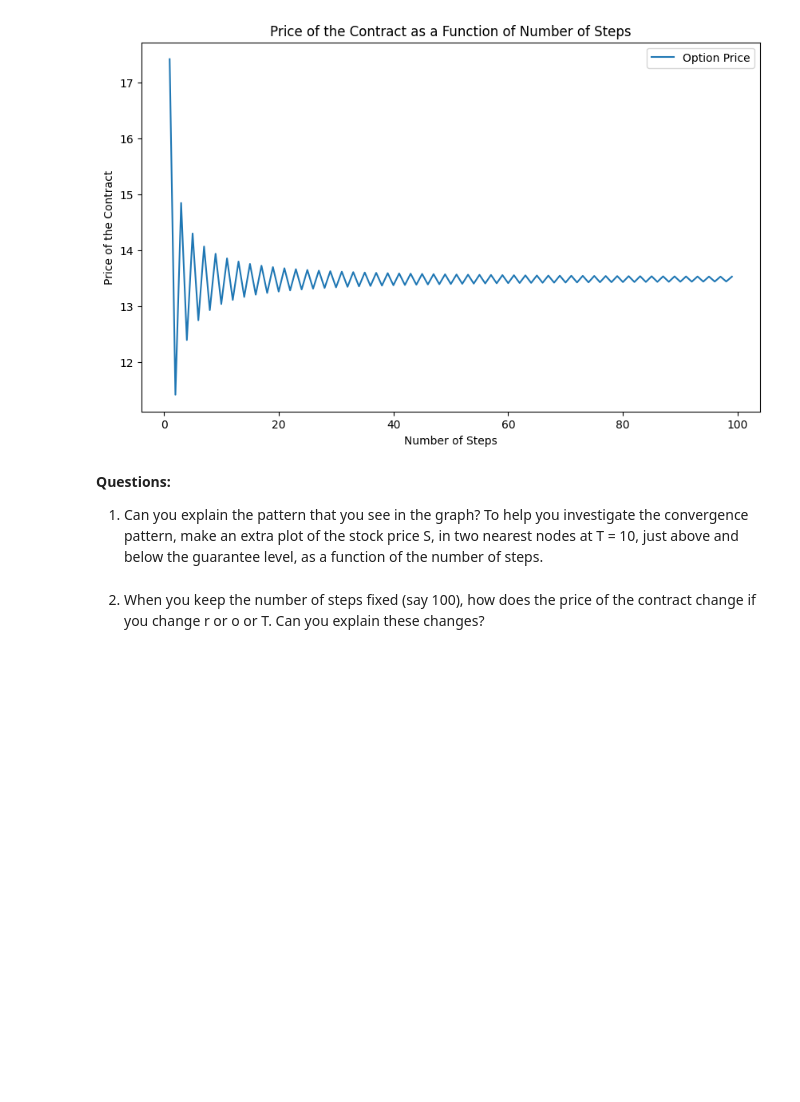
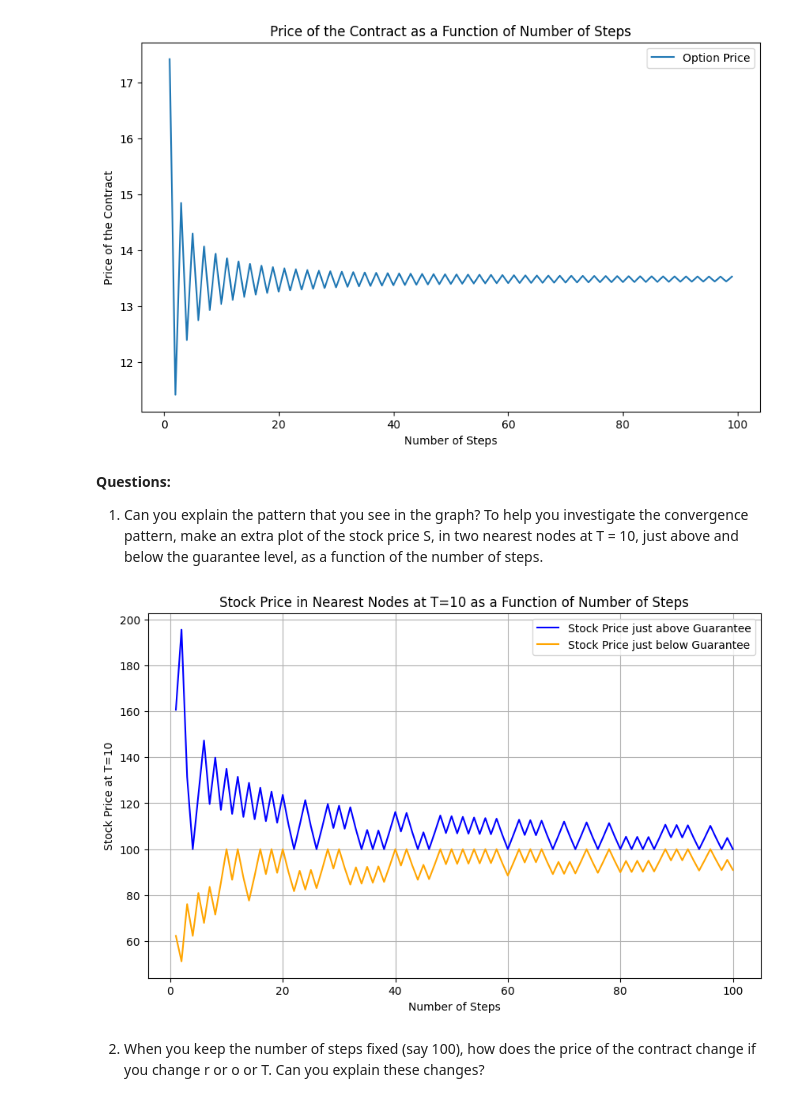
Before and after one commit to ashademeij/MathematicalFinance, a Jupyter notebook: BinomialTree.ipynb, the cells around one changed output. Cells and saved outputs as stored; diff of their text form; code cells hidden in the pictures; blank space fills up the shorter version.

```diff
--- a/BinomialTree.ipynb
+++ b/BinomialTree.ipynb
@@ -82,6 +80,54 @@ Price of the Contract:  13.439537823428788
 convergence pattern, make an extra plot of the stock price S, in two nearest nodes
 at T = 10, just above and below the guarantee level, as a function of the number of
 steps.
+# %%
+def get_stock_price_nearest_nodes(r, sigma, T, guarantee, n_max):
+    dt_values = []
+    S_above_values = []
+    S_below_values = []
+
+    for n in range(1, n_max + 1):
+        dt = T / n
+        u = np.exp(sigma * np.sqrt(dt))
+        d = 1 / u
+
+        # 1. Calculate the stock price
+        stockValues = np.zeros((n + 1, n + 1))
+        stockValues[0, 0] = 100  # Initial value
+
+        for i in range(1, n + 1):
+            stockValues[i, 0] = u * stockValues[i - 1, 0]
+            for j in range(1, i + 1):
+                stockValues[i, j] = d * stockValues[i - 1, j - 1]
+
+        # Find nodes where stock price is just above and just below the guarantee level
+        last_row = stockValues[n]
+        S_above = min([price for price in last_row if price > guarantee], default=np.nan)
+        S_below = max([price for price in last_row if price < guarantee], default=np.nan)
+
+        dt_values.append(n)
+        S_above_values.append(S_above)
+        S_below_values.append(S_below)
+
+    return dt_values, S_above_values, S_below_values
+
+# Parameters
+n_max = 100  # Maximum number of steps
+
+# Get stock prices just above and below the guarantee level
+dt_values, S_above_values, S_below_values = get_stock_price_nearest_nodes(r, sigma, T, guarantee, n_max)
+
+# Plotting stock prices at nodes just above and below the guarantee level
+plt.figure(figsize=(10, 6))
+plt.plot(dt_values, S_above_values, label='Stock Price just above Guarantee', color='blue')
+plt.plot(dt_values, S_below_values, label='Stock Price just below Guarantee', color='orange')
+plt.xlabel('Number of Steps')
+plt.ylabel('Stock Price at T=10')
+plt.title('Stock Price in Nearest Nodes at T=10 as a Function of Number of Steps')
+plt.legend()
+plt.show()
+# %% [output]
+[figure, added]
 # %% [markdown]
 2. When you keep the number of steps fixed (say 100), how does the price of the
 contract change if you change r or o or T. Can you explain these changes?
```
Also changed, not shown: parts of 4 cells of this notebook, 1 other file.
